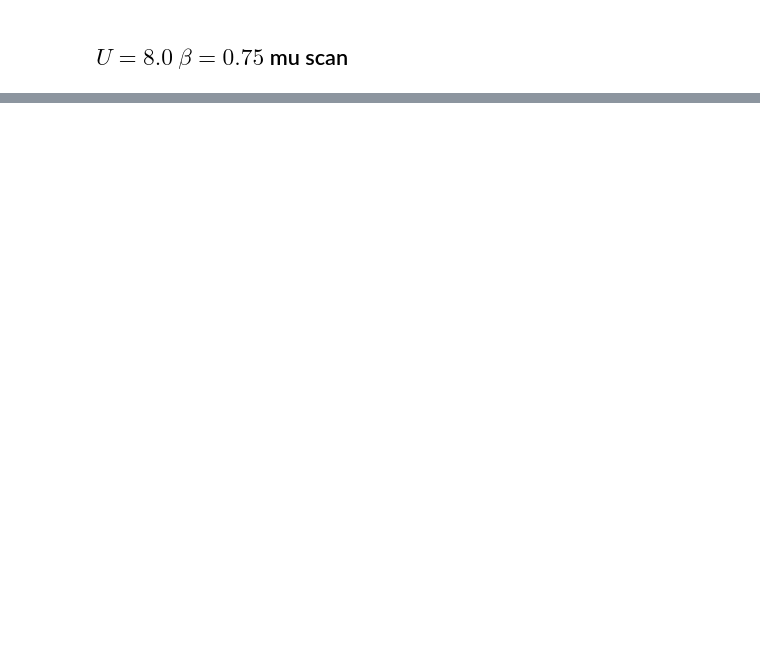
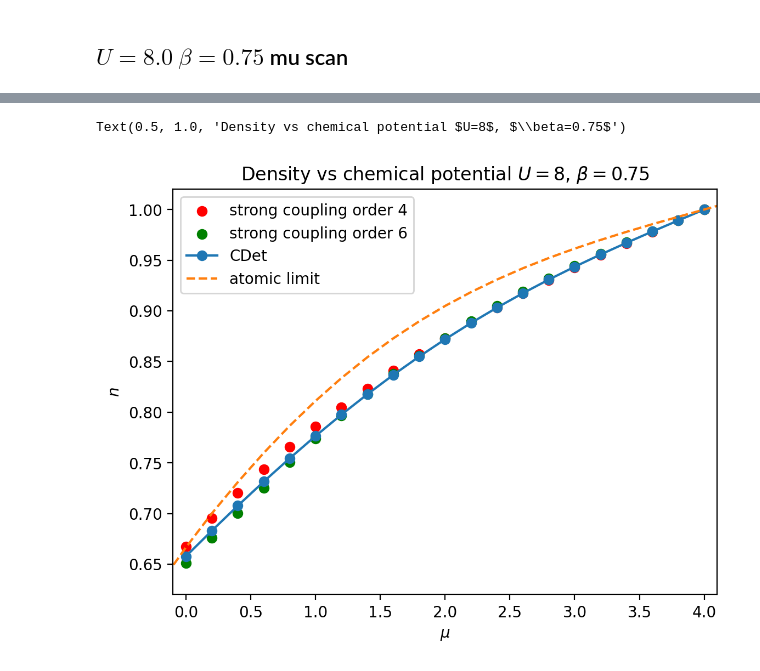
Before and after one commit to louishrm/strong_coupling_expansion, a Jupyter notebook: analytical/analysis_infinite_lattice.ipynb, the cells around one changed output, grey strips where cells are left out. Cells and saved outputs as stored; diff of their text form; code cells hidden in the pictures; blank space fills up the shorter version.

```diff
--- a/analytical/analysis_infinite_lattice.ipynb
+++ b/analytical/analysis_infinite_lattice.ipynb
@@ -207,0 +136,40 @@ plt.scatter(mus, a6/means_62)
+# %%
+Cdet = np.array([0.000000000000000000e+00, 6.577886434859689935e-01,
+2.000000000000000111e-01, 6.830654739026462696e-01,
+4.000000000000000222e-01, 7.076495052411750919e-01,
+6.000000000000000888e-01, 7.314561757479093318e-01,
+8.000000000000000444e-01, 7.544149325723877864e-01,
+1.000000000000000000e+00, 7.764680082055557264e-01,
+1.200000000000000178e+00, 7.975690887248386707e-01,
+1.400000000000000133e+00, 8.176829680520789623e-01,
+1.600000000000000089e+00, 8.367864676447966943e-01,
+1.800000000000000044e+00, 8.548702023276939510e-01,
+2.000000000000000000e+00, 8.719404788084273994e-01,
+2.200000000000000178e+00, 8.880207016779730900e-01,
+2.400000000000000355e+00, 9.031519434244016376e-01,
+2.600000000000000089e+00, 9.173926215565577635e-01,
+2.800000000000000266e+00, 9.308174158122632935e-01,
+3.000000000000000000e+00, 9.435156370374528922e-01,
+3.200000000000000178e+00, 9.555892585948051465e-01,
+3.400000000000000355e+00, 9.671507808392967309e-01,
+3.600000000000000089e+00, 9.783210477561885554e-01,
+3.800000000000000266e+00, 9.892270864443353240e-01,
+4.000000000000000000e+00, 9.999999999999955591e-01])
+# %%
+Cdet_mus = Cdet[::2]
+Cdet_values = Cdet[1::2]
+# %%
+plt.scatter(mus, -np.gradient(naive_sum_4(1.0), mus), label='strong coupling order 4', c='r', zorder=2)
+plt.scatter(mus, -np.gradient(naive_sum_6(1.0), mus), label='strong coupling order 6', c='g', zorder=2)
+
+plt.plot(Cdet_mus, Cdet_values, marker = 'o', label = 'CDet')
+plt.plot(mus, -np.gradient(a_0(U,beta,mus), mus), linestyle='dashed', label='atomic limit')
+plt.xlabel(r'$\mu$')
+plt.ylabel(r'$n$')
+plt.legend()
+plt.xlim(-0.1, 4.1)
+plt.ylim(0.62, 1.02)
+plt.title(r'Density vs chemical potential $U=8$, $\beta=0.75$')
+# %% [output]
+Text(0.5, 1.0, 'Density vs chemical potential $U=8$, $\\beta=0.75$')
+[figure, added]
```
Also changed, not shown: parts of 22 cells of this notebook.
